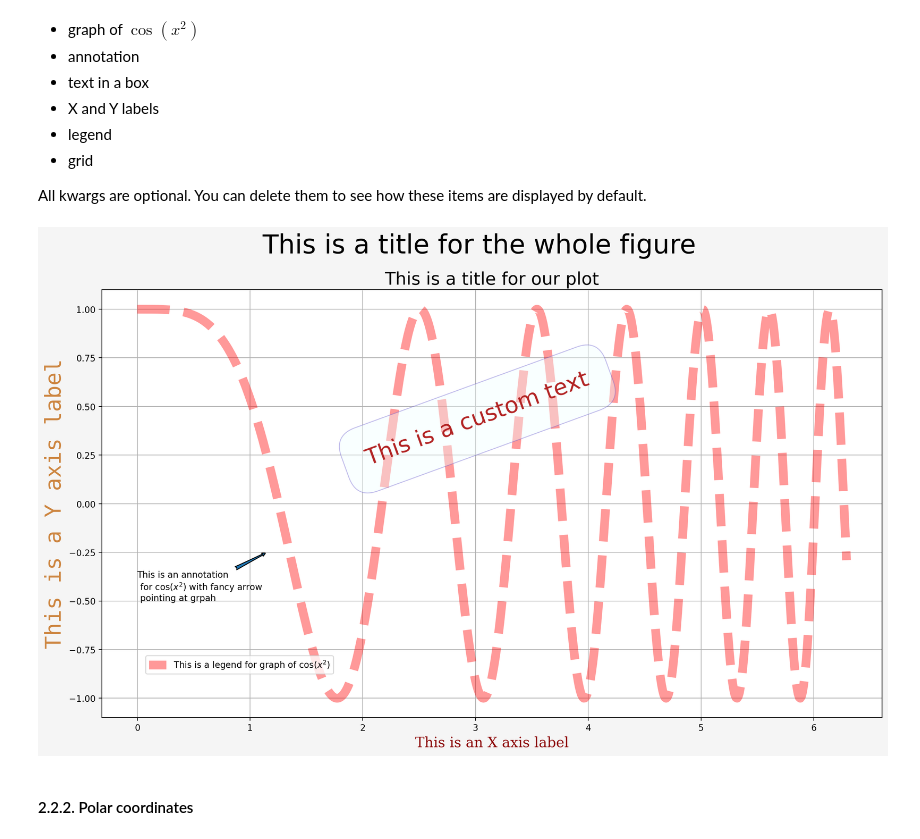
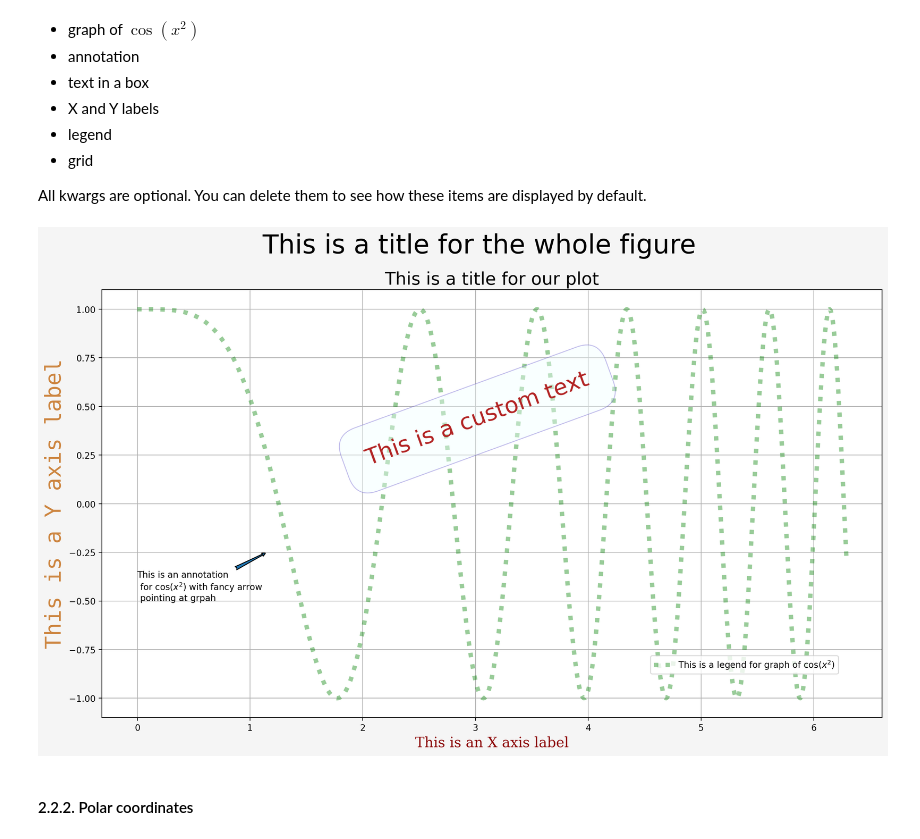
Before and after one commit to girafe-ai/software-development-for-ds, a Jupyter notebook: session12/session12_mpl.ipynb, the cells around one changed output. Cells and saved outputs as stored; diff of their text form; code cells hidden in the pictures.

```diff
--- a/session12/session12_mpl.ipynb
+++ b/session12/session12_mpl.ipynb
@@ -288,10 +309,10 @@ plt.title('This is a title for our plot', fontsize=20)
 # Drawing cos(x^2)
 plt.plot(
     x, y,
-    color='red',  # Red color
-    linestyle='--',  # Dashed style
+    color='green',  # Red color
+    linestyle=':',  # Dashed style
     alpha=0.4,  # (1 - transparency)
-    linewidth=10,  # Width
+    linewidth=5,  # Width
     label='This is a legend for graph of $\cos(x^2)$' # Legend. You can use TeX!
 )
 
@@ -305,7 +326,7 @@ plt.annotate(
 
 # Place legend
 plt.legend(
-    loc='lower left',
+    loc='lower right',
     borderaxespad=5
 )
 
@@ -314,35 +335,36 @@ plt.xlabel(
     'This is an X axis label',  # Text
     fontdict=dict(family='serif', color='darkred', weight='normal', size=16)  # Font properties
 )
+
 plt.ylabel(
     'This is a Y axis label',
     fontdict=dict(family='monospace', color='peru', weight='light', size=25)
 )
 
 # Add text
 plt.text(
     2.0, 0.2,  # location of text's beginning
     'This is a custom text',  # text
     fontsize=26,
     color='firebrick',  # color for letters
     rotation=20,
     bbox=dict(  # frame properties
         alpha=0.4, # (1-transparency)
         edgecolor='slateblue',  # frame color
         facecolor='azure',  # background color
         pad=1., # frame padding
         boxstyle='round'  # frame form
     )
 )
 
 # Add grid
 # vertical lines are Xticks, horizontal - Yticks
 plt.grid(True)
 
 plt.show()
 del step, x, y, fig
 # %% [output]
-[figure, old version]
+[figure, new version]
 # %% [markdown]
 #### 2.2.2. Polar coordinates
 # %% [markdown]
```
Also changed, not shown: parts of 16 cells of this notebook, 4 other files.
